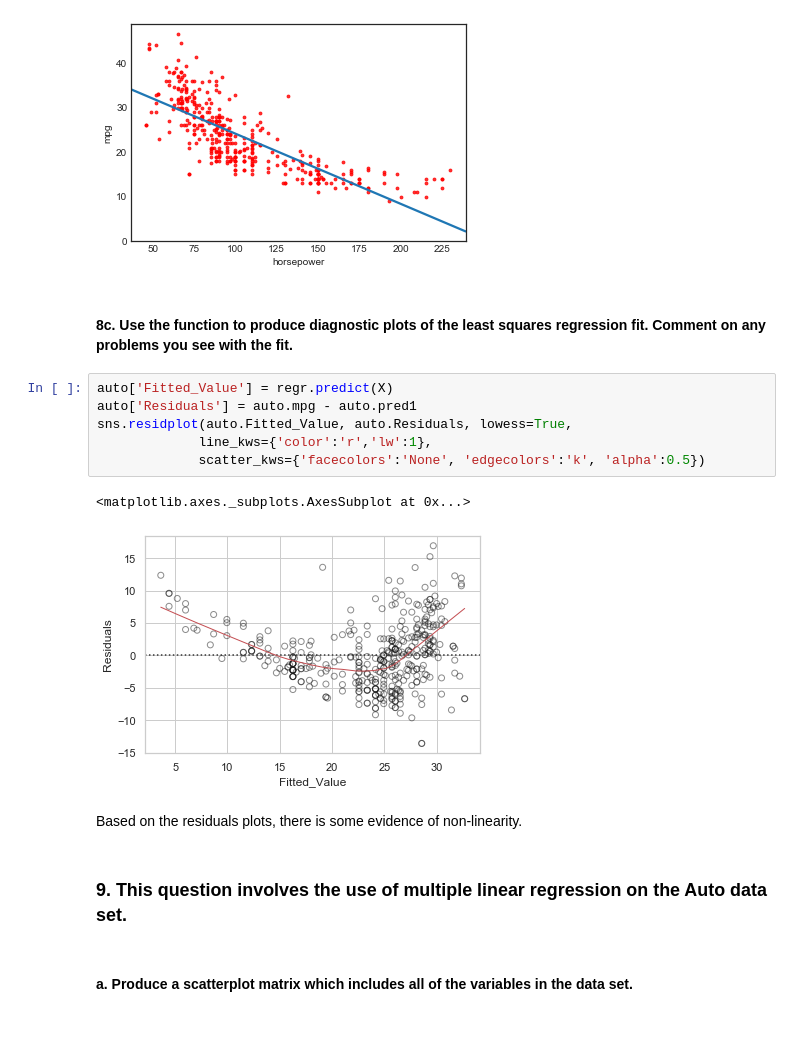
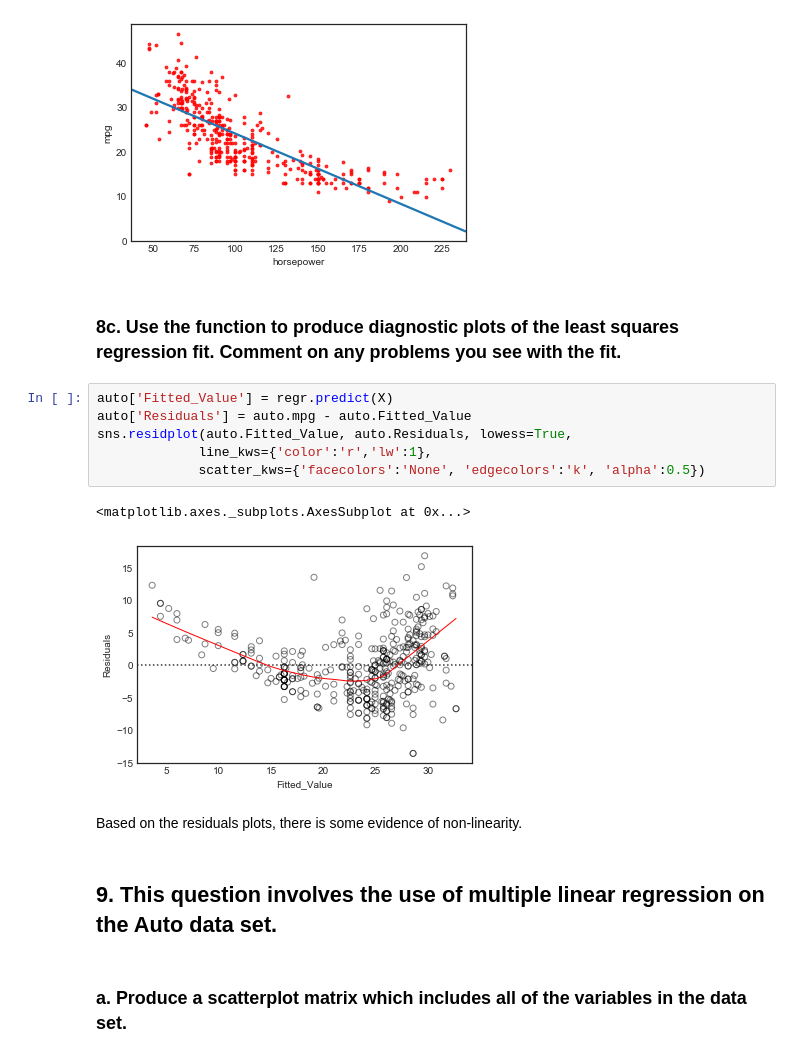
Before and after one commit to YYingH/ISLR_Python, a Jupyter notebook: Exercise_Chapter3.ipynb, the cells around one changed output. Saved outputs shown, nothing was run; the diff lists cells and outputs as text; blank space fills up the shorter version.

```diff
--- a/Exercise_Chapter3.ipynb
+++ b/Exercise_Chapter3.ipynb
@@ -75,22 +75,22 @@ sns.regplot(x = auto.horsepower, y = auto.mpg, ci = None, scatter_kws = {'color'
 <matplotlib.axes._subplots.AxesSubplot at 0x...>
 [figure]
 # %% [markdown]
-#### 8c. Use the function to produce diagnostic plots of the least squares regression fit. Comment on any problems you see with the fit.
+### 8c. Use the function to produce diagnostic plots of the least squares regression fit. Comment on any problems you see with the fit.
 # %%
 auto['Fitted_Value'] = regr.predict(X)
-auto['Residuals'] = auto.mpg - auto.pred1
+auto['Residuals'] = auto.mpg - auto.Fitted_Value
 sns.residplot(auto.Fitted_Value, auto.Residuals, lowess=True,
              line_kws={'color':'r','lw':1},
              scatter_kws={'facecolors':'None', 'edgecolors':'k', 'alpha':0.5})
 # %% [output]
 <matplotlib.axes._subplots.AxesSubplot at 0x...>
-[figure, old version]
+[figure, new version]
 # %% [markdown]
 Based on the residuals plots, there is some evidence of non-linearity.
 # %% [markdown]
-### 9. This question involves the use of multiple linear regression on the Auto data set.
+## 9. This question involves the use of multiple linear regression on the Auto data set.
 # %% [markdown]
-#### a. Produce a scatterplot matrix which includes all of the variables in the data set.
+### a. Produce a scatterplot matrix which includes all of the variables in the data set.
 # %%
 sns.pairplot(auto[['mpg','cylinders','displacement','horsepower','weight','acceleration','year','origin','name']])
 # %% [output]
```
Also changed, not shown: parts of 15 cells of this notebook.
